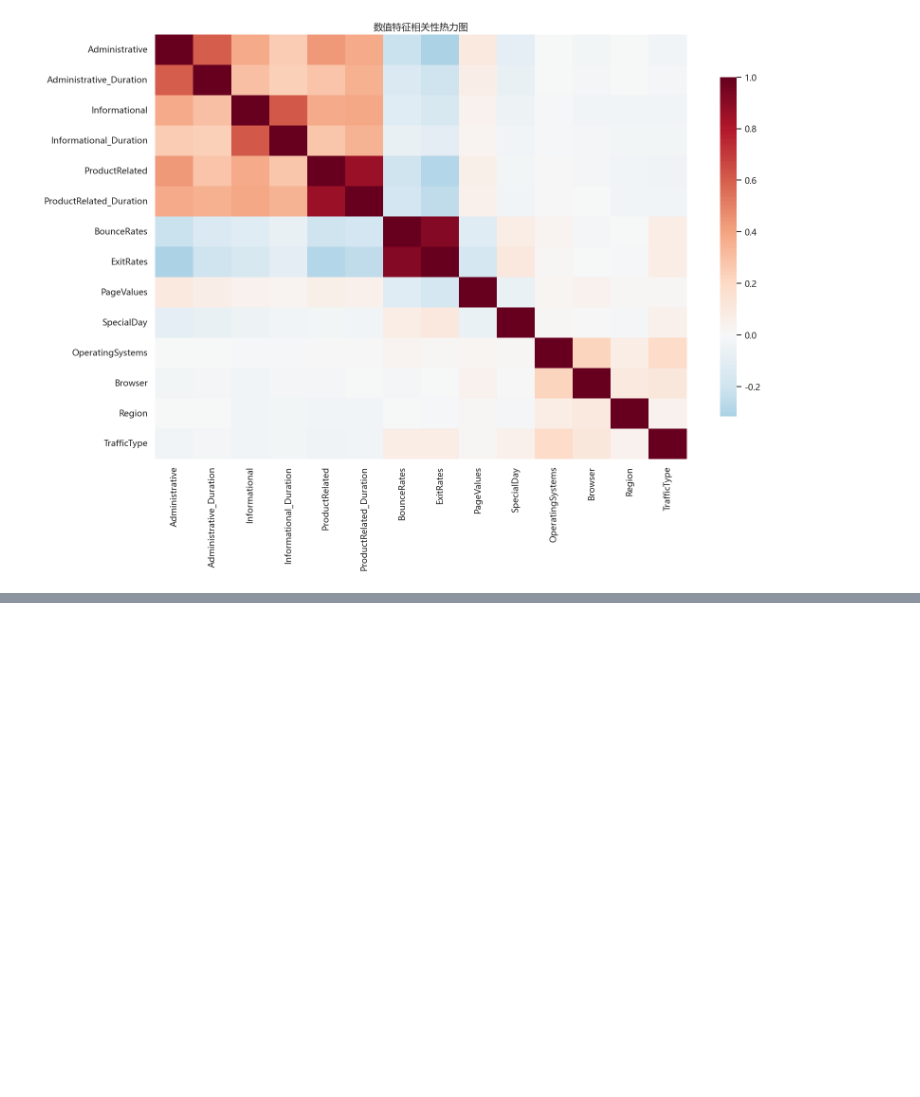
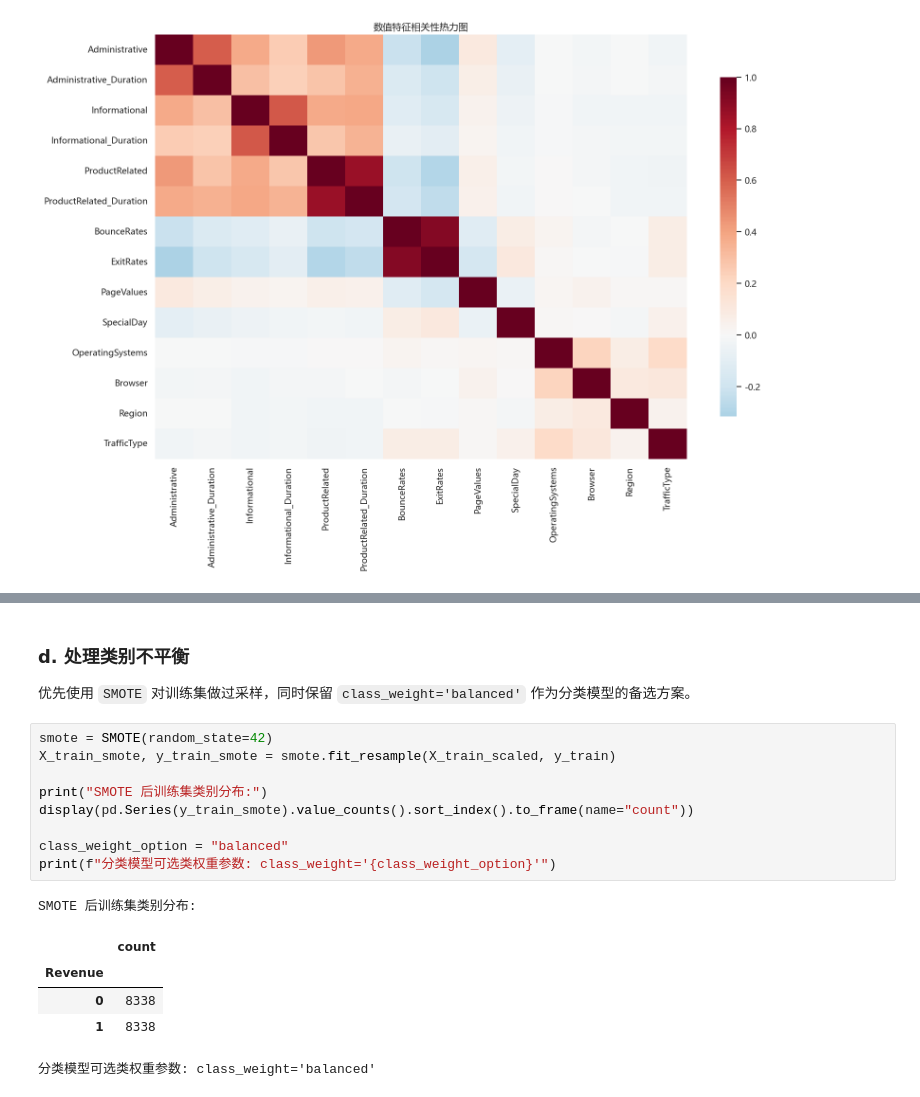
Before and after one commit to james0769-cmd/Online-Shoppers-Intention-Analysis, a Jupyter notebook: Online Shoppers Intention Analysis.ipynb, the cells around one changed output, grey strips where cells are left out. Saved outputs shown, nothing was run; the diff lists cells and outputs as text; blank space fills up the shorter version.

```diff
--- a/Online Shoppers Intention Analysis.ipynb
+++ b/Online Shoppers Intention Analysis.ipynb
@@ -279,0 +380,19 @@ plt.show()
+# %% [markdown]
+### d. 处理类别不平衡
+优先使用 `SMOTE` 对训练集做过采样，同时保留 `class_weight='balanced'` 作为分类模型的备选方案。
+# %%
+smote = SMOTE(random_state=42)
+X_train_smote, y_train_smote = smote.fit_resample(X_train_scaled, y_train)
+
+print("SMOTE 后训练集类别分布:")
+display(pd.Series(y_train_smote).value_counts().sort_index().to_frame(name="count"))
+
+class_weight_option = "balanced"
+print(f"分类模型可选类权重参数: class_weight='{class_weight_option}'")
+# %% [output]
+SMOTE 后训练集类别分布:
+|  | count |
+| Revenue |  |
+| 0 | 8338 |
+| 1 | 8338 |
+分类模型可选类权重参数: class_weight='balanced'
```
Also changed, not shown: parts of 8 cells of this notebook, 1 other file.
